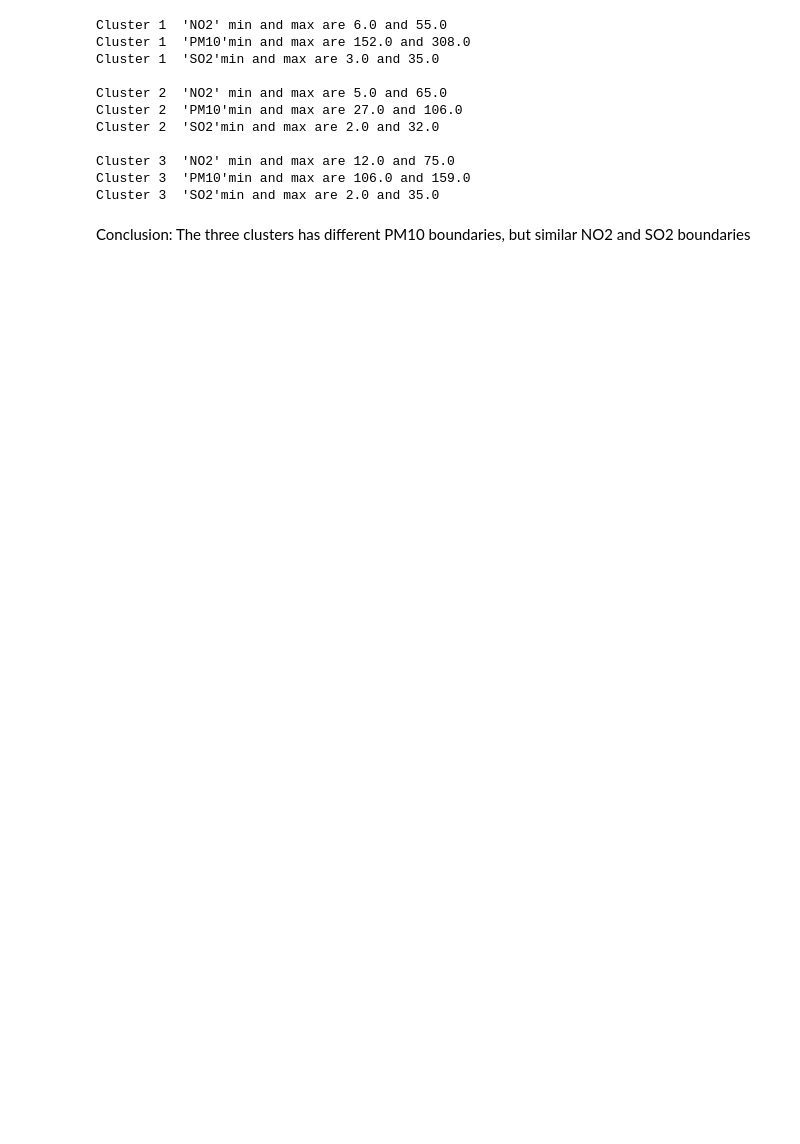
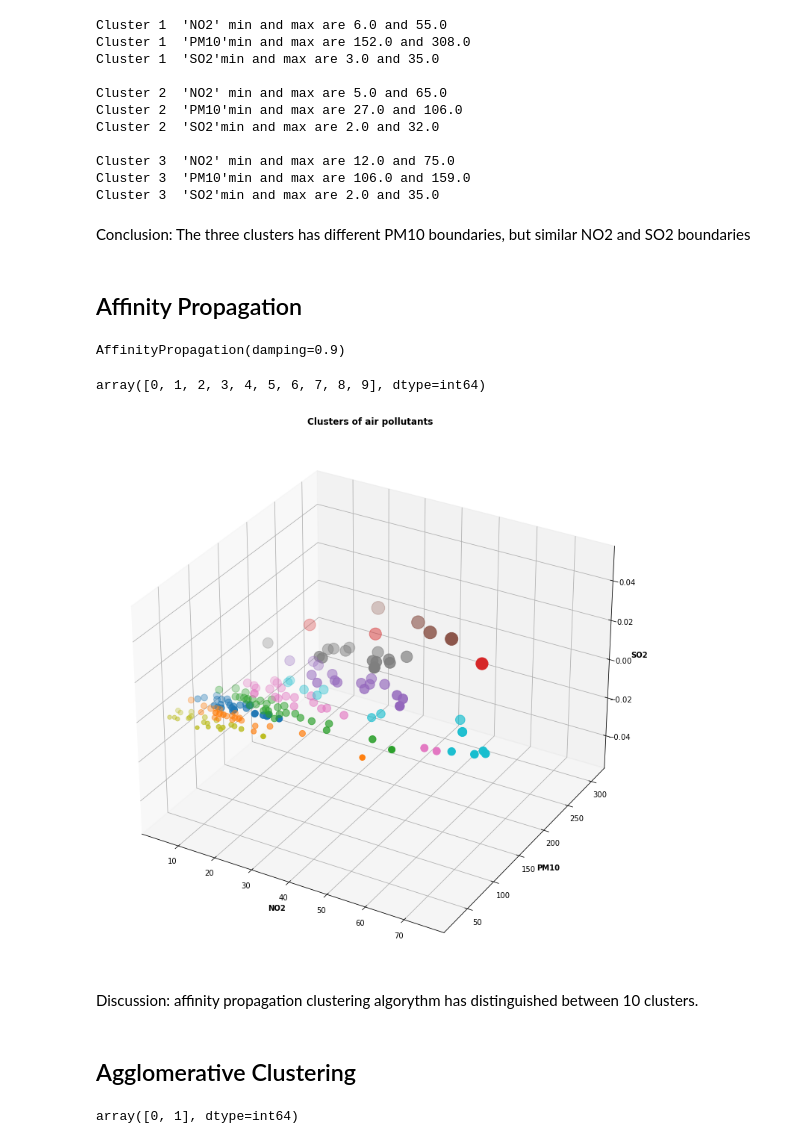
Before and after one commit to rexdeng/Air_pollution_clustering, a Jupyter notebook: Air pollution clustering.ipynb, the cells around one changed output. Saved outputs shown, nothing was run; the diff lists cells and outputs as text; code cells hidden in the pictures; blank space fills up the shorter version.

```diff
--- a/Air pollution clustering.ipynb
+++ b/Air pollution clustering.ipynb
@@ -309,3 +307,5 @@ Cluster 3  'PM10'min and max are 106.0 and 159.0
 Cluster 3  'SO2'min and max are 2.0 and 35.0
 # %% [markdown]
 Conclusion: The three clusters has different PM10 boundaries, but similar NO2 and SO2 boundaries
+# %% [markdown]
+## Affinity Propagation
@@ -311,0 +318,42 @@ Conclusion: The three clusters has different PM10 boundaries, but similar NO2 an
+# %%
+# defining a model
+model = AffinityPropagation(damping=0.9)
+# %%
+# fitting the model
+model.fit(X)
+# %% [output]
+AffinityPropagation(damping=0.9)
+# %%
+# assigning a cluster to each example
+y_aff = model.predict(X)
+# %%
+# retrieving unique clusters
+clusters = unique(y_aff)
+# %%
+clusters
+# %% [output]
+array([0, 1, 2, 3, 4, 5, 6, 7, 8, 9], dtype=int64)
+# %%
+# plotting the clusters
+fig = plt.figure(figsize=(10,10))
+ax = Axes3D(fig)
+
+for cluster in clusters:
+    # get row indexes for samples with this cluster
+    row_ix = where(y_aff == cluster)
+    # create scatter of these samples
+    plt.scatter(X[row_ix, 0], X[row_ix, 1], X[row_ix, 1])
+
+# defining title and labels and showing the plot
+plt.title('Clusters of air pollutants', fontweight='bold')
+ax.set_xlabel('NO2', fontweight='bold')
+ax.set_ylabel('PM10', fontweight='bold')
+ax.set_zlabel('SO2', fontweight='bold')
+
+plt.show()
+# %% [output]
+[figure, added]
+# %% [markdown]
+Discussion: affinity propagation clustering algorythm has distinguished between 10 clusters.
+# %% [markdown]
+## Agglomerative Clustering
@@ -311,0 +375,4 @@ Conclusion: The three clusters has different PM10 boundaries, but similar NO2 an
+# %%
+clusters
+# %% [output]
+array([0, 1], dtype=int64)
```
Also changed, not shown: parts of 56 cells of this notebook.
